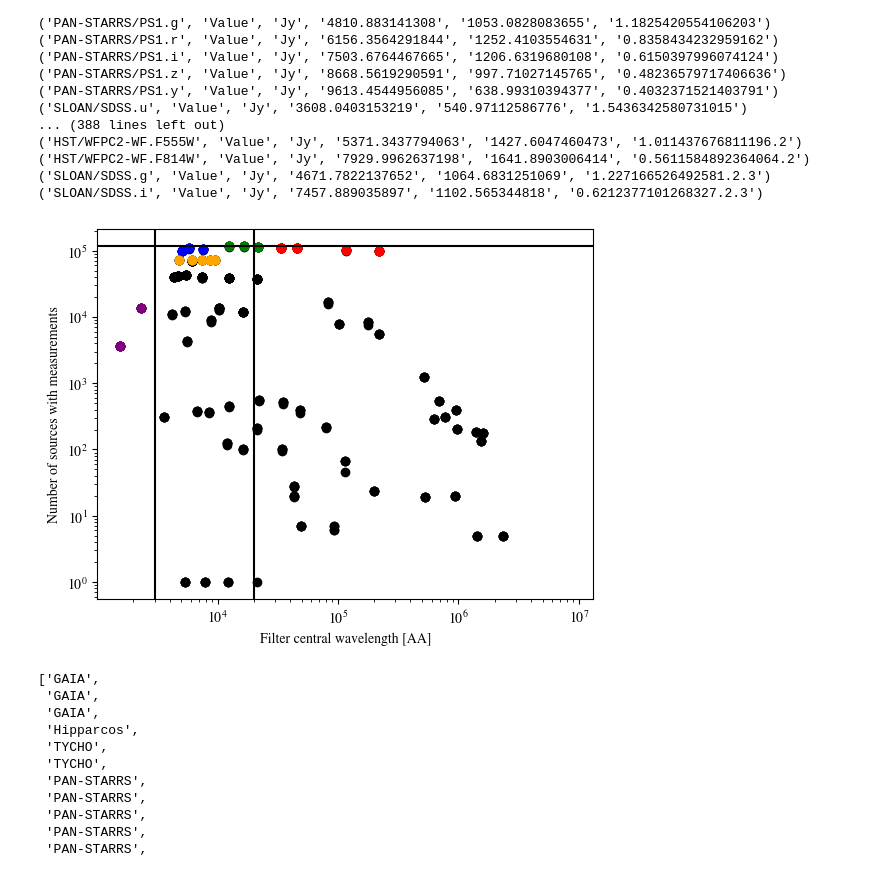
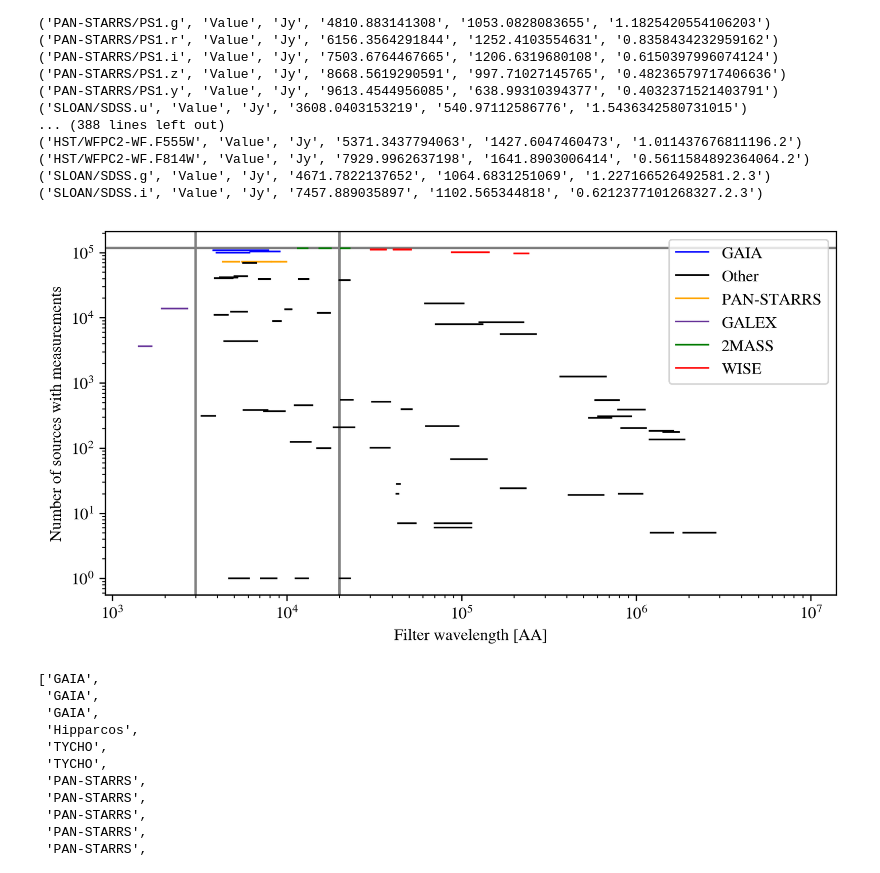
Before and after one commit to EmmaAlexander/EXPLORE, a Jupyter notebook: classifystars.ipynb, the cells around one changed output. Drawn from its saved outputs; the diff is of its cells as text; code cells hidden in the pictures.

```diff
--- a/classifystars.ipynb
+++ b/classifystars.ipynb
@@ -133,8 +133,10 @@ features_all
 | 117129 | ATO_J283.6532-11.7110 | 283.653281 | -11.71105754 | -4.069475 | -3.876480 | 6.794917 | 6.649671 | 0.031309 | 0.024490 | 3559.420618 | ... |
 117130 rows × 443 columns
 # %%
+band_labels=[]
+centrals=[]
+widths=[]
 
-band_labels=[]
 plt.figure(figsize=(12,6),dpi=600)
 for column in features_all.columns[21:-18]:
     if column[1]=='Value':
@@ -203,7 +205,10 @@ for column in features_all.columns[21:-18]:
 
 
         central=float(column[3].replace('-', 'NaN'))
+        centrals.append(central)
         width=float(column[4].replace('-', 'NaN'))
+        widths.append(width)
+
         x_plot=[central-width/2.,central+width/2.]
         y_plot=[y,y]
         plt.plot(x_plot,y_plot,lw=3,alpha=1)
@@ -247,31 +252,52 @@ for line in header:
 # %%
 notempty=features_all.iloc[21:-18].count(axis=0)
 # %%
+centrals=np.asarray(centrals)
+widths=np.asarray(widths)
+
+
+plt.figure(dpi=300,figsize=(8,4))
 nsrc_band=np.asarray(notempty[21:-18])
-plt.scatter(l_c,nsrc_band,color='k')
+#plt.scatter(l_c,nsrc_band,color='k',label='Other')
+
+
 plt.xscale('log')
 plt.yscale('log')
-plt.axhline(y=117129,color='k')
-plt.axvline(x=20000,color='k')
-plt.axvline(x=3000,color='k')
+plt.axhline(y=117129,color='grey',zorder=-2)
+plt.axvline(x=20000,color='grey',zorder=-2)
+plt.axvline(x=3000,color='grey',zorder=-2)
 plt.ylabel('Number of sources with measurements')
-plt.xlabel('Filter central wavelength [AA]')
+plt.xlabel('Filter wavelength [AA]')
 
 for i in range(0,len(band_labels)):
+    x_plot=[centrals[i]-widths[i]/2.,centrals[i]+widths[i]/2.]
+    y_plot=[nsrc_band[i],nsrc_band[i]]
+
+
     if band_labels[i]=='GAIA':
-        plt.scatter(l_c[i],nsrc_band[i],color='b')
+        #plt.scatter(l_c[i],nsrc_band[i],color='b',label='GAIA')
+        plt.plot(x_plot,y_plot,lw=1,alpha=1,color='b',zorder=-1,label='GAIA')
     elif band_labels[i]=='WISE':
-        plt.scatter(l_c[i],nsrc_band[i],color='r')
+        #plt.scatter(l_c[i],nsrc_band[i],color='r',label='WISE')
+        plt.plot(x_plot,y_plot,lw=1,alpha=1,color='r',zorder=-1,label='WISE')
     elif band_labels[i]=='2MASS':
-        plt.scatter(l_c[i],nsrc_band[i],color='g')
+        #plt.scatter(l_c[i],nsrc_band[i],color='g',label='2MASS')
+        plt.plot(x_plot,y_plot,lw=1,alpha=1,color='g',zorder=-1,label='2MASS')
     elif band_labels[i]=='GALEX':
-        plt.scatter(l_c[i],nsrc_band[i],color='purple')
+        #plt.scatter(l_c[i],nsrc_band[i],color='purple',label='GALEX')
+        plt.plot(x_plot,y_plot,lw=1,alpha=1,color='rebeccapurple',zorder=-1,label='GALEX')
     elif band_labels[i]=='PAN-STARRS':
-        plt.scatter(l_c[i],nsrc_band[i],color='orange')
+        #plt.scatter(l_c[i],nsrc_band[i],color='orange',label='PAN-STARRS')
+        plt.plot(x_plot,y_plot,lw=1,alpha=1,color='orange',zorder=-1,label='PAN-STARRS')
+    else:
+        plt.plot(x_plot,y_plot,lw=1,alpha=1,color='k',zorder=-1,label='Other')
 
+handles, labels = plt.gca().get_legend_handles_labels()
+by_label = dict(zip(labels, handles))
+plt.legend(by_label.values(), by_label.keys())
 plt.show()
 # %% [output]
-[figure, old version]
+[figure, new version]
 # %%
 not_empty=features.count(axis=0)
 # %%
```
Also changed, not shown: parts of 5 cells of this notebook, 3 other files.
